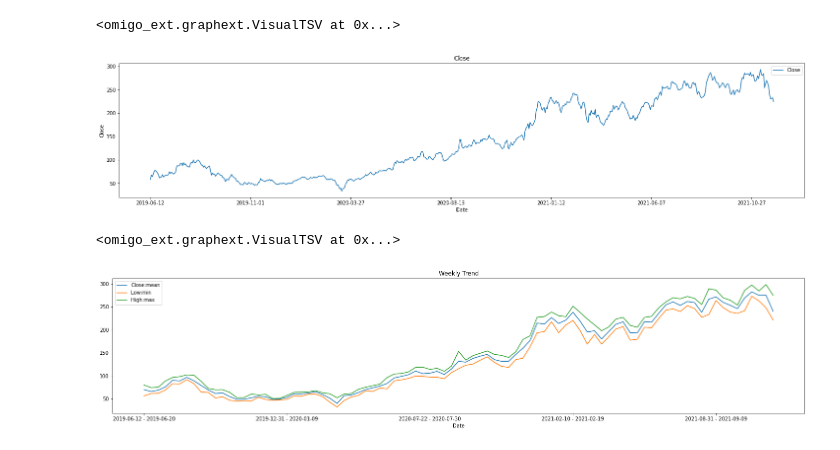
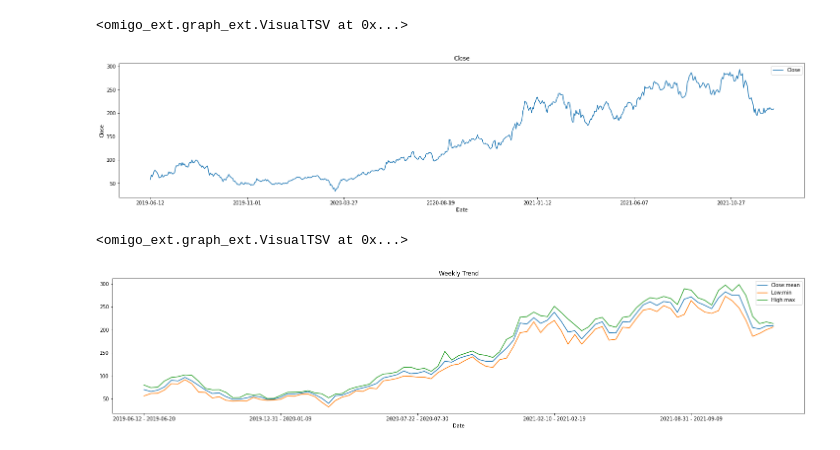
Before and after one commit to CrowdStrike/omigo-data-analytics, a Jupyter notebook: example-notebooks/stock-sliding-window.ipynb, the cells around one changed output. Drawn from its saved outputs; the diff is of its cells as text; code cells hidden in the pictures.

```diff
--- a/example-notebooks/stock-sliding-window.ipynb
+++ b/example-notebooks/stock-sliding-window.ipynb
@@ -16,7 +21,7 @@ import statistics
 import yfinance as yf
 
 # Get the data of the stock CRWD
-x = tsv.from_df(yf.download("CRWD", "2010-01-01", "2021-11-30"))
+x = tsv.from_df(yf.download("CRWD", "2010-01-01", "2021-12-31"))
 x.sample_n(5).to_df()
 # %% [output]
 [*********************100%***********************]  1 of 1 completed
@@ -29,19 +34,19 @@ x.sample_n(5).to_df()
 | 4 | 2021-07-09 | 262.9549865722656 | 265.0 | 259.6000061035156 | 264.44000244140625 | 264.44000244140625 | 2587000 |
 # %%
 # get the basic trend of stock price
-x.extend_class(graphext.VisualTSV) \
+x.extend_class(graph_ext.VisualTSV) \
     .linechart("Date", ["Close"])
 # %% [output]
-<omigo_ext.graphext.VisualTSV at 0x...>
+<omigo_ext.graph_ext.VisualTSV at 0x...>
-[figure, old version]
+[figure, new version]
 # %%
 # get weekly mean, low and high using window_aggregate function
 x \
     .window_aggregate("Date", ["Close", "Low", "High"], [statistics.mean, min, max], winsize = 7, sliding = False) \
-    .extend_class(graphext.VisualTSV).linechart("Date", ["Close:mean", "Low:min", "High:max"], title = "Weekly Trend")
+    .extend_class(graph_ext.VisualTSV).linechart("Date", ["Close:mean", "Low:min", "High:max"], title = "Weekly Trend")
 # %% [output]
-<omigo_ext.graphext.VisualTSV at 0x...>
+<omigo_ext.graph_ext.VisualTSV at 0x...>
-[figure, old version]
+[figure, new version]
 # %%
 x \
     .window_aggregate("Date", ["Close", "Low", "High"], [statistics.mean, min, max], winsize = 7, sliding = False, collapse = False) \
```
Also changed, not shown: parts of 2 cells of this notebook, 1 other file.
